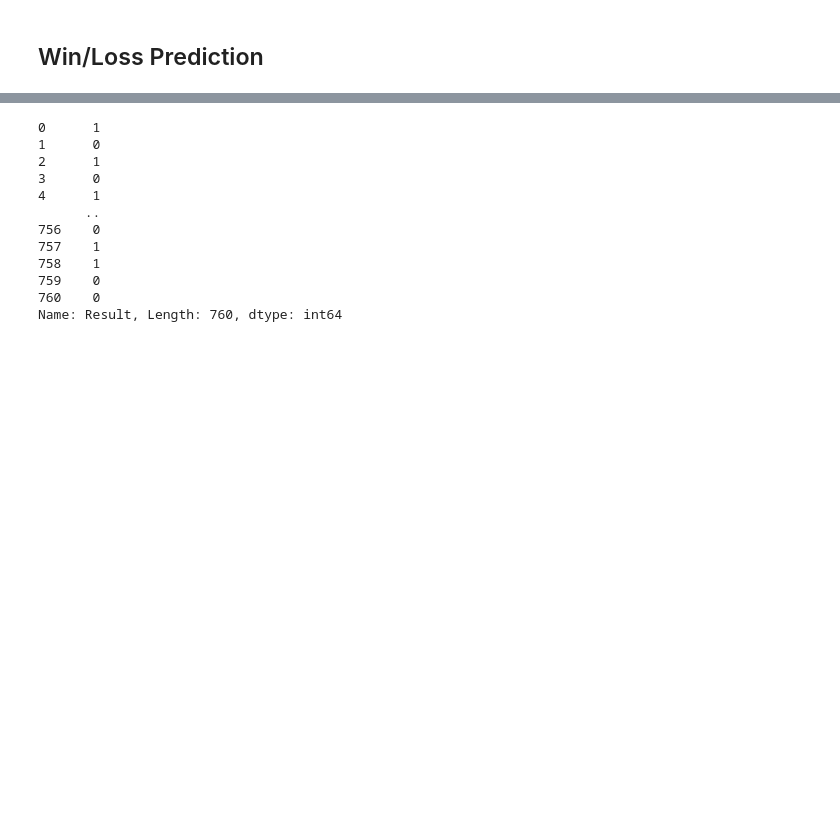
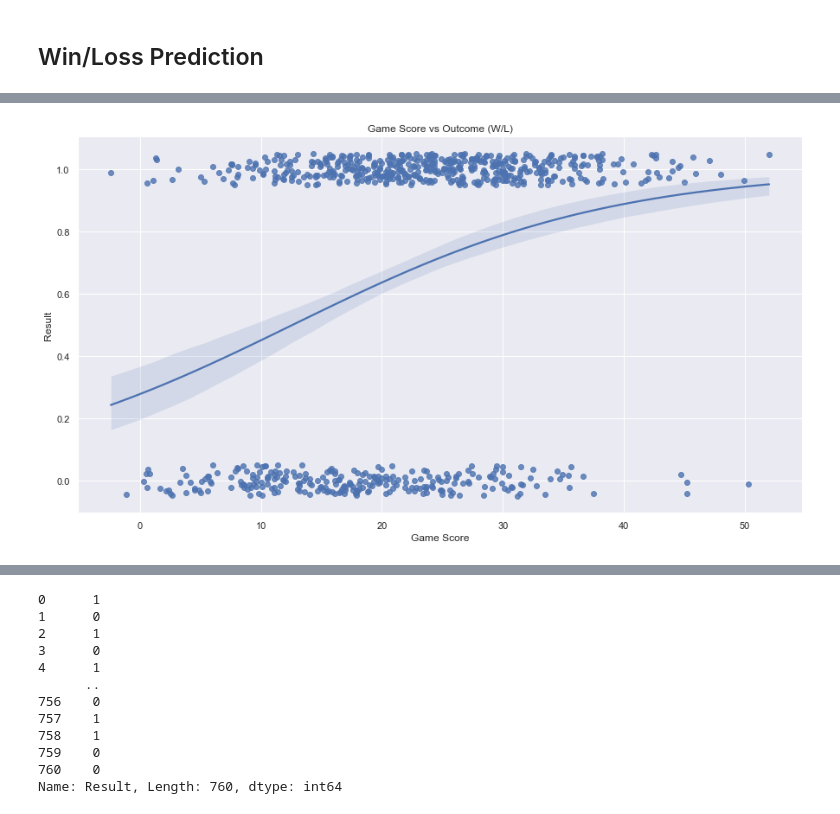
Before and after one commit to sidmurthy/stephstuff, a Jupyter notebook: src/stephplayground.ipynb, the cells around one changed output, grey strips where cells are left out. Drawn from its saved outputs; the diff is of its cells as text; code cells hidden in the pictures; blank space fills up the shorter version.

```diff
--- a/src/stephplayground.ipynb
+++ b/src/stephplayground.ipynb
@@ -226,3 +228,8 @@ sns.regplot(data=reg_szn_pred_plot, x='T Score', y= 'Result', logistic=True, ci=
+# %%
+sns.regplot(data=reg_szn_pred_plot, x='Game Score', y= 'Result', logistic=True, ci=95, y_jitter=0.05);
+plt.title('Game Score vs Outcome (W/L)');
+# %% [output]
+[figure, added]
 # %%
 def drop_columns(df):
 	columns_to_drop = ['FGM', 'FGA','3PTM', '3PTA','FTM', 'FTA', '3P%', 'FT%', 'eFG%', 'FG%']
```
Also changed, not shown: parts of 5 cells of this notebook.
